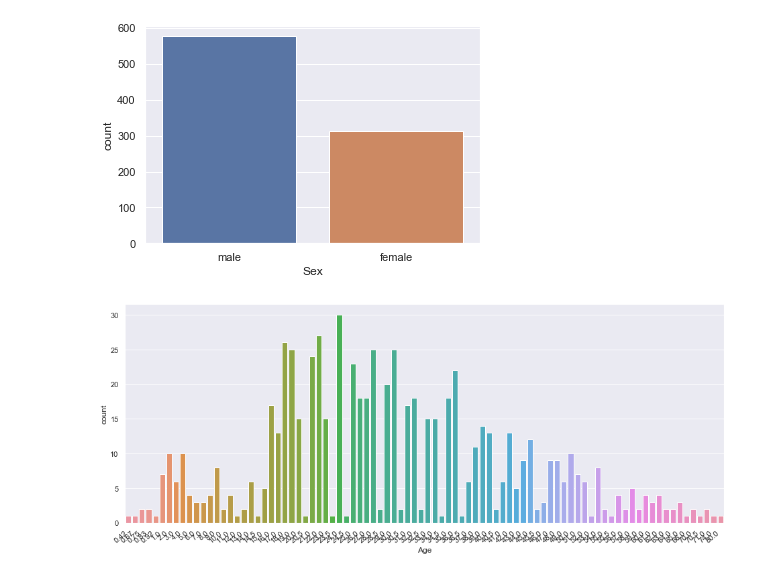
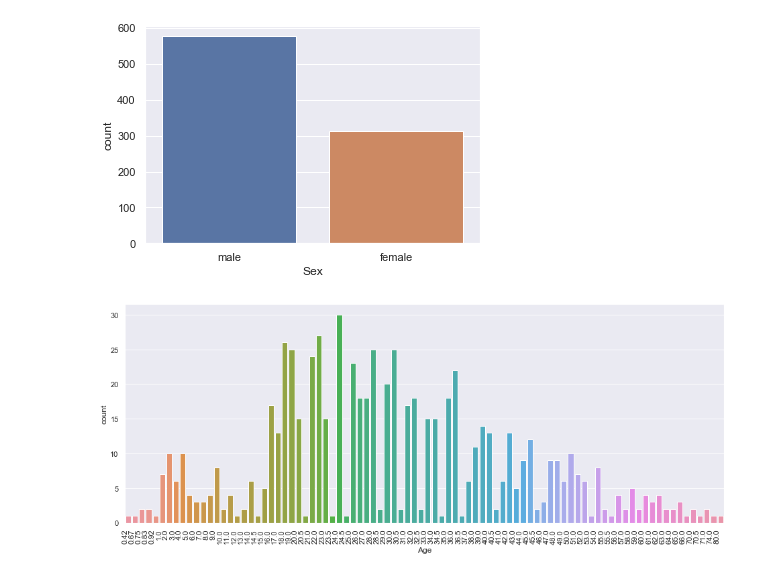
Before and after one commit to KatieZink/msds-422-sharing, a Jupyter notebook: Titanic Kaggle Competition.ipynb, the cells around one changed output. Saved outputs shown, nothing was run; the diff lists cells and outputs as text; code cells hidden in the pictures.

```diff
--- a/Titanic Kaggle Competition.ipynb
+++ b/Titanic Kaggle Competition.ipynb
@@ -65,9 +65,9 @@ sns.countplot(x='Sex', data=df_train);
 # %%
 plt.figure(figsize=(16, 6))
 
 ax = sns.countplot(x='Age', data=df_train);
-ax.set_xticklabels(ax.get_xticklabels(), rotation=40, ha="right")
+ax.set_xticklabels(ax.get_xticklabels(), rotation=90, ha="right")
 
 plt.show()
 # %% [output]
-[figure, old version]
+[figure, new version]
```
